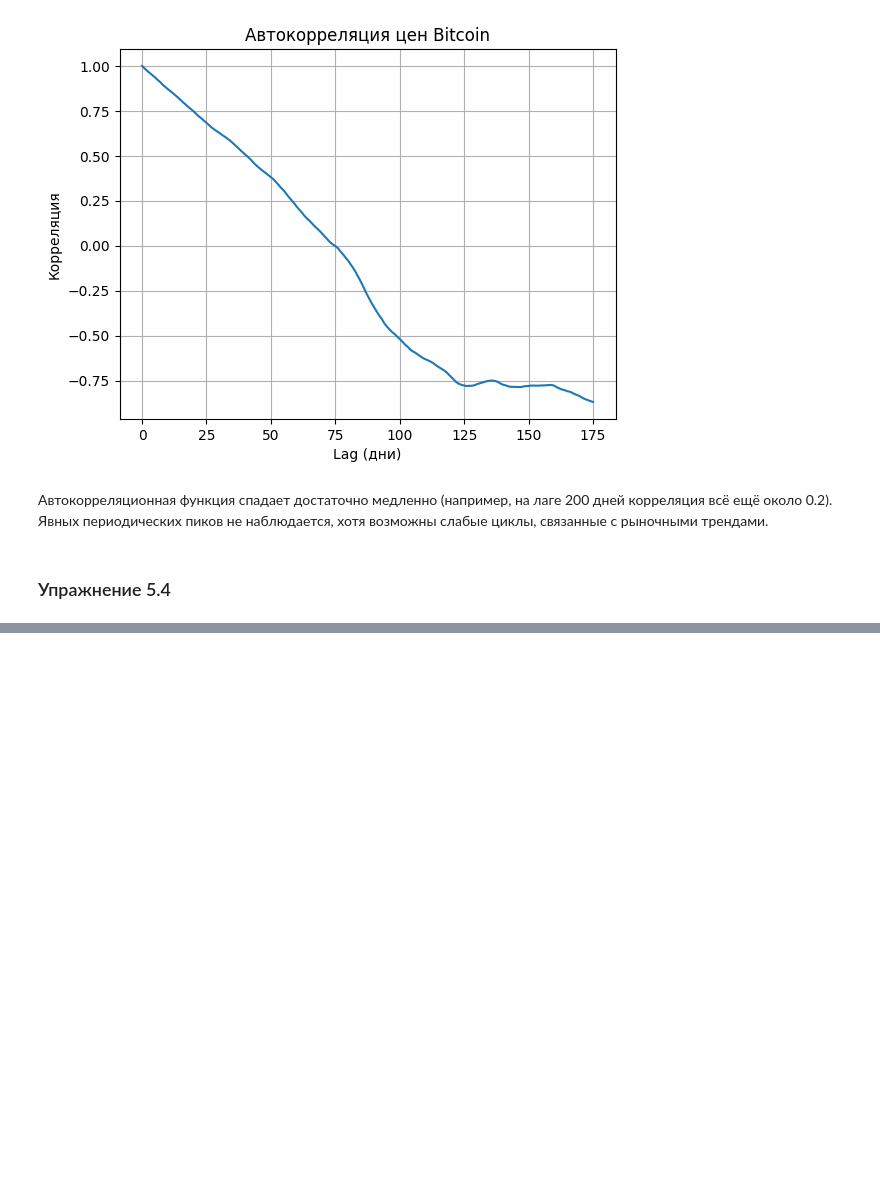
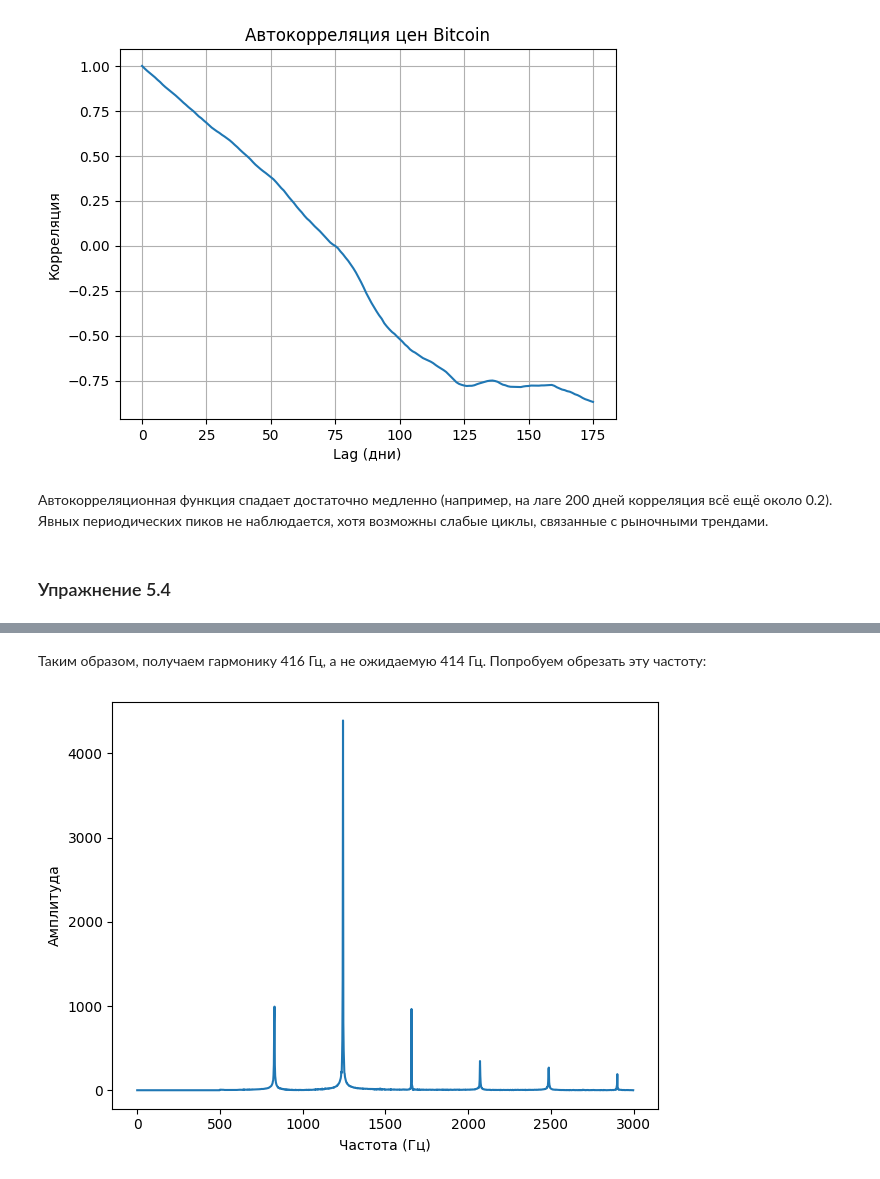
Before and after one commit to nktkk/TELECOM, a Jupyter notebook: 5_Fokin.ipynb, the cells around one changed output, grey strips where cells are left out. Cells and saved outputs as stored; diff of their text form; code cells hidden in the pictures; blank space fills up the shorter version.

```diff
--- a/5_Fokin.ipynb
+++ b/5_Fokin.ipynb
@@ -131,0 +193,9 @@ plt.show()
+# %% [markdown]
+Таким образом, получаем гармонику 416 Гц, а не ожидаемую 414 Гц. Попробуем обрезать эту частоту:
+# %%
+spectrum2 = segment.make_spectrum()
+spectrum2.high_pass(500)
+spectrum2.plot(high=3000)
+decorate(xlabel='Частота (Гц)', ylabel='Амплитуда')
+# %% [output]
+[figure, added]
```
Also changed, not shown: parts of 26 cells of this notebook, 1 other file.
